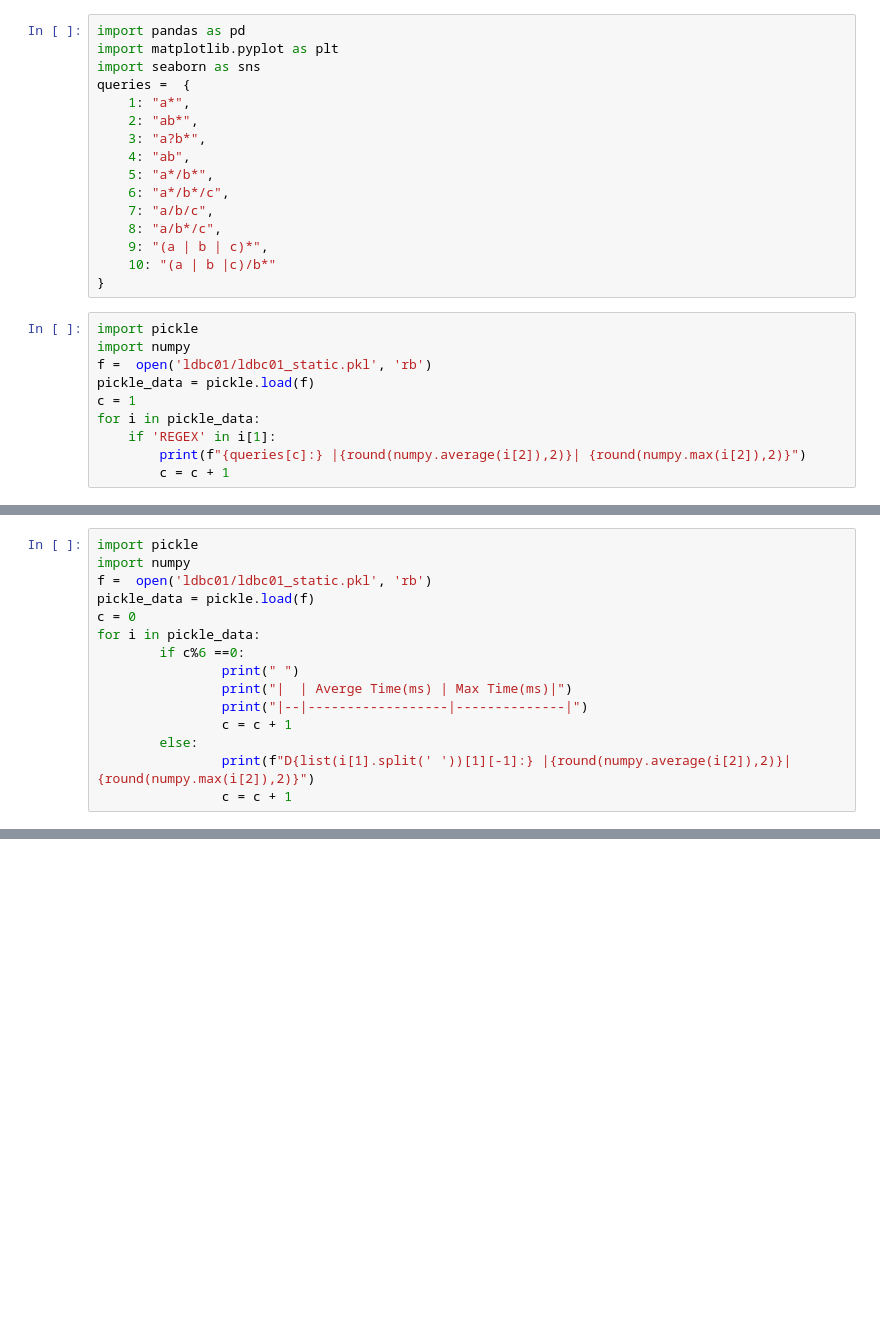
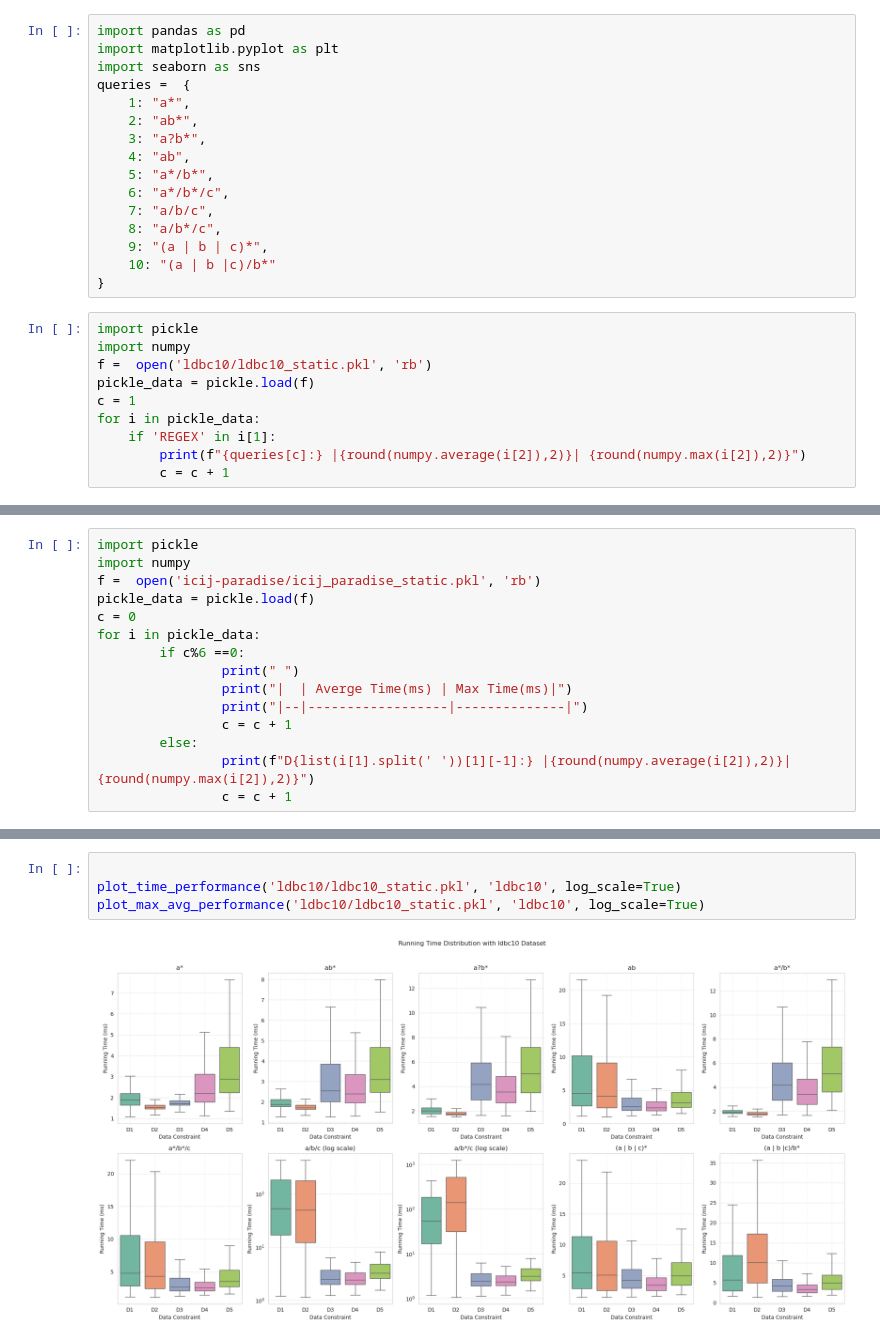
Before and after one commit to Wanshuiquan/MillenniumDB, a Jupyter notebook: evaluation/case-study/case-studies.ipynb, the cells around one changed output, grey strips where cells are left out. Drawn from its saved outputs; the diff is of its cells as text; blank space fills up the shorter version.

```diff
--- a/evaluation/case-study/case-studies.ipynb
+++ b/evaluation/case-study/case-studies.ipynb
@@ -33,7 +33,7 @@ queries =  {
 # %%
 import pickle
 import numpy
-f =  open('ldbc01/ldbc01_static.pkl', 'rb')
+f =  open('ldbc10/ldbc10_static.pkl', 'rb')
 pickle_data = pickle.load(f)
 c = 1
 for i in pickle_data:
@@ -54,7 +54,7 @@ a/b*/c |0.25| 0.72
 # %%
 import pickle
 import numpy
-f =  open('ldbc01/ldbc01_static.pkl', 'rb')
+f =  open('icij-paradise/icij_paradise_static.pkl', 'rb')
 pickle_data = pickle.load(f)
 c = 0
 for i in pickle_data:
@@ -349,0 +356,6 @@ plt.show()
+# %%
+
+plot_time_performance('ldbc10/ldbc10_static.pkl', 'ldbc10', log_scale=True)
+plot_max_avg_performance('ldbc10/ldbc10_static.pkl', 'ldbc10', log_scale=True)
+# %% [output]
+[figure, added]
```
Also changed, not shown: parts of 13 cells of this notebook, 24 other files.
